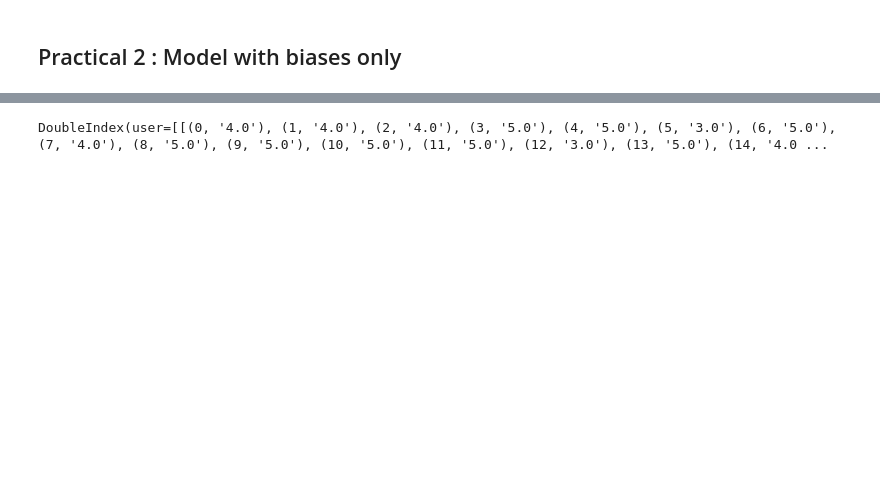
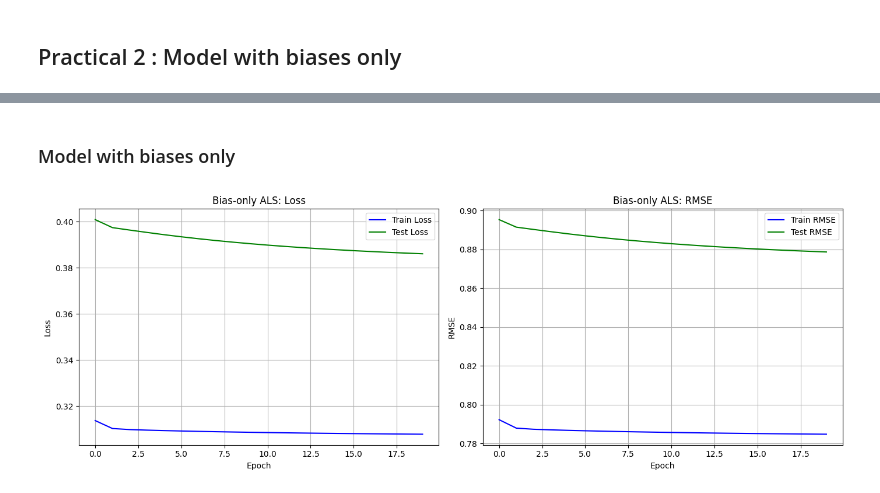
Before and after one commit to efandresena/AIMS-Course, a Jupyter notebook: mirindraf_mlas_practical_2.ipynb, the cells around one changed output, grey strips where cells are left out. Saved outputs shown, nothing was run; the diff lists cells and outputs as text; code cells hidden in the pictures; blank space fills up the shorter version.

Commit message:
Biases only achieved

```diff
--- a/mirindraf_mlas_practical_2.ipynb
+++ b/mirindraf_mlas_practical_2.ipynb
@@ -164,4 +132,2 @@ plt.show()
-# %%
-dataset
-# %% [output]
-DoubleIndex(user=[[(0, '4.0'), (1, '4.0'), (2, '4.0'), (3, '5.0'), (4, '5.0'), (5, '3.0'), (6, '5.0'), (7, '4.0'), (8, '5.0'), (9, '5.0'), (10, '5.0'), (11, '5.0'), (12, '3.0'), (13, '5.0'), (14, '4.0 ...
+# %% [markdown]
+### Model with biases only
@@ -167,0 +198,27 @@ DoubleIndex(user=[[(0, '4.0'), (1, '4.0'), (2, '4.0'), (3, '5.0'), (4, '5.0'), (
+# %%
+import matplotlib.pyplot as plt
+
+fig, (ax1, ax2) = plt.subplots(1, 2, figsize=(14, 5))
+
+# --- Loss plot ---
+ax1.plot(loss_train, label="Train Loss", color='blue')
+ax1.plot(loss_test, label="Test Loss", color='green')
+ax1.set_xlabel("Epoch")
+ax1.set_ylabel("Loss")
+ax1.set_title("Bias-only ALS: Loss")
+ax1.legend()
+ax1.grid(True)
+
+# --- RMSE plot ---
+ax2.plot(rmse_train, label="Train RMSE", color='blue')
+ax2.plot(rmse_test, label="Test RMSE", color='green')
+ax2.set_xlabel("Epoch")
+ax2.set_ylabel("RMSE")
+ax2.set_title("Bias-only ALS: RMSE")
+ax2.legend()
+ax2.grid(True)
+
+plt.tight_layout()
+plt.show()
+# %% [output]
+[figure, added]
```
Also changed, not shown: parts of 11 cells of this notebook.
